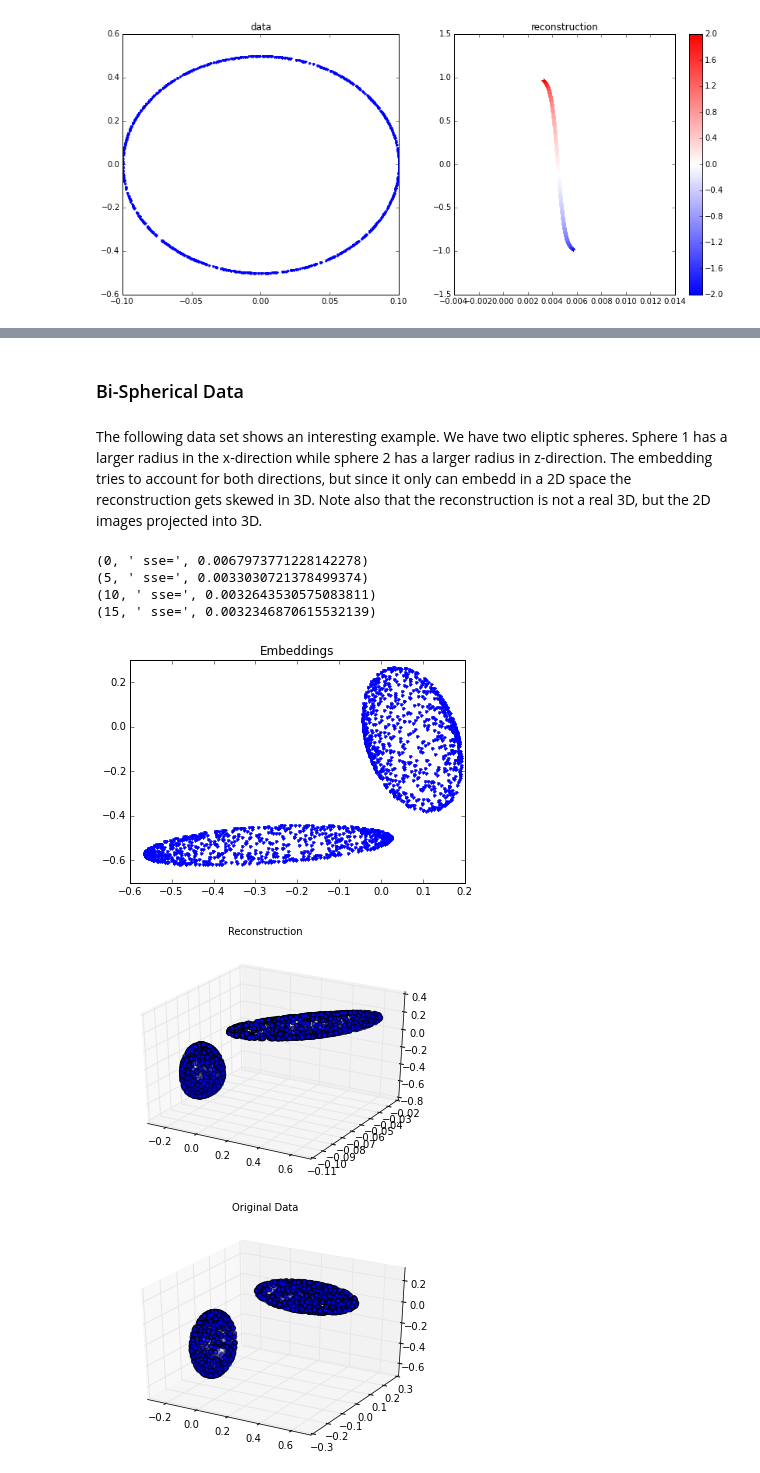
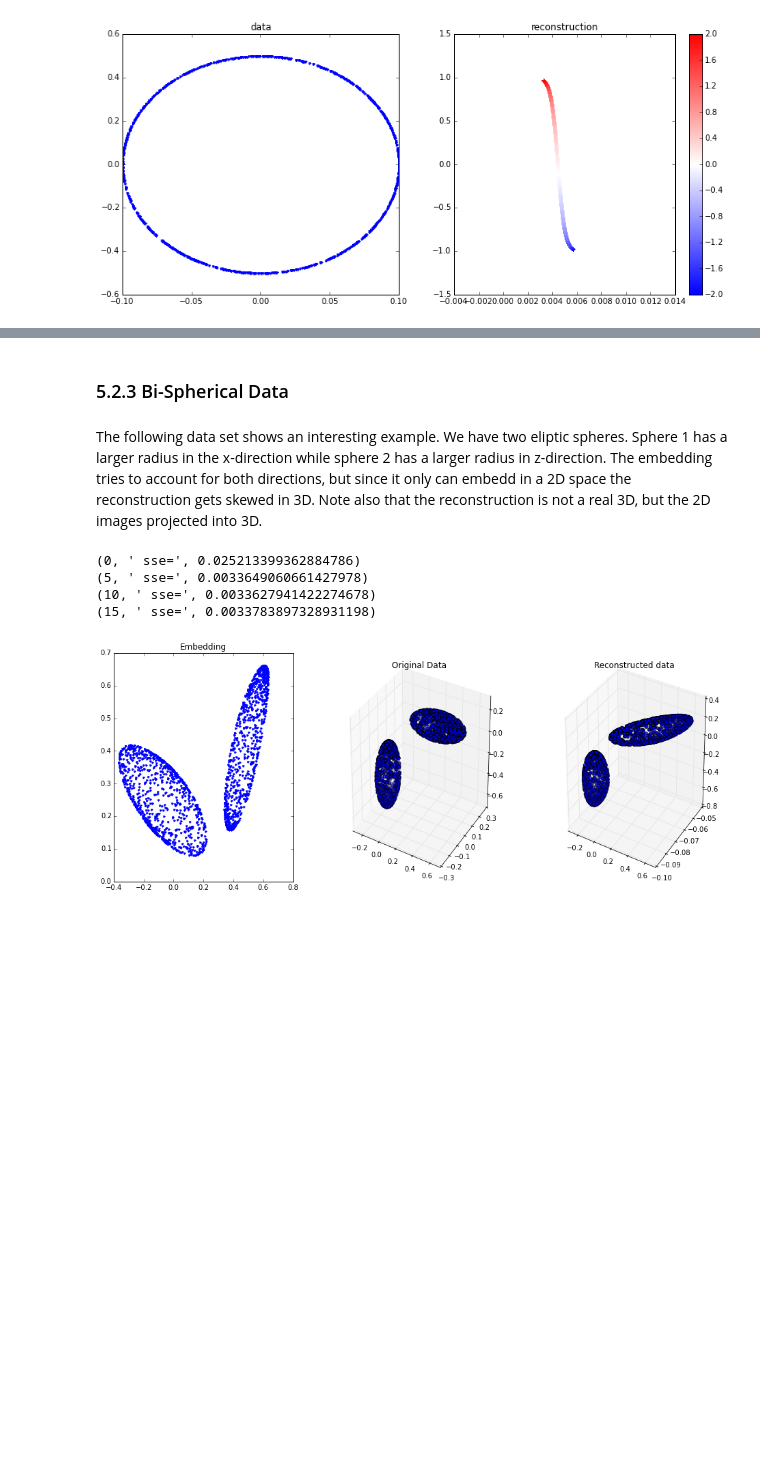
Before and after one commit to molybdaen/ELLE, a Jupyter notebook: ipython-notebook/elastic-learning-3D-tests.ipynb, the cells around one changed output, grey strips where cells are left out. Cells and saved outputs as stored; diff of their text form; code cells hidden in the pictures; blank space fills up the shorter version.

```diff
--- a/ipython-notebook/elastic-learning-3D-tests.ipynb
+++ b/ipython-notebook/elastic-learning-3D-tests.ipynb
@@ -179,15 +198,32 @@ class Autoencoder(object):
                 hidden = np.linspace(-2,2,data.shape[1])
             reconstructed = self.decode_all(hidden) # np.array([decode(x,w,b,b_rec) for x in hidden.T]).T
             # plot the encoded points
-            fig, ax = plt.subplots(1,2)
+            fig, ax = plt.subplots(1,2, figsize=(16,6))
             ax[0].plot(data[0],data[1],".")
             ax[0].set_title("data")
             pts = ax[1].scatter(reconstructed[0], reconstructed[1], marker="+", c=hidden, cmap=cm.bwr )
             ax[1].set_title("reconstruction")
             colorbar(pts)
             return fig
+        elif data.shape[0]==3:
+            hidden = self.encode_all(data) #np.array([encode(x,w,b,b_rec) for x in data.T]).T
+            if hidden_grid:
+                hidden = np.linspace(-2,2,data.shape[1])
+            reconstructed = self.decode_all(hidden) # np.array([decode(x,w,b,b_rec) for x in hidden.T]).T
+            fig = plt.figure(figsize=(16,6))
+            ax = fig.add_subplot(131)
+            ax.plot(hidden[0],hidden[1],".")
+            ax.set_title("Embedding")
+            ax = fig.add_subplot(132, projection='3d')
+            ax.scatter(data[0], data[1], data[2])
+            ax.set_title("Original Data")
+            ax = fig.add_subplot(133, projection='3d')
+            ax.scatter(reconstructed[0], reconstructed[1], reconstructed[2])
+            ax.set_title("Reconstructed data")
+            return fig
         else:
             return None
+
 
 
 def cb_print(epoch,sse):
@@ -294,32 +289,17 @@ scatter3D(data).show()
 # %% [markdown]
-### Bi-Spherical Data
+### 5.2.3 Bi-Spherical Data
 # %% [markdown]
 The following data set shows an interesting example. We have two eliptic spheres. Sphere 1 has a larger radius in the x-direction while sphere 2 has a larger radius in z-direction. The embedding tries to account for both directions, but since it only can embedd in a 2D space the reconstruction gets skewed in 3D. Note also that the reconstruction is not a real 3D, but the 2D images projected into 3D.
 # %%
 data = sphere([0.3,0.1,0.1], 1000) + [[0.3],[0.1],[0.1]]
 data2 = sphere([0.1,0.1,0.3], 1000) - [[0.1],[0.1],[0.3]]
 data = np.append(data, data2, axis=1)
 ae = Autoencoder(data.shape[0],2)
 ae.train(data, epochs=20, callback = cb_print)
-hidden = ae.encode_all(data) #np.array([encode(x,w,b,b_rec) for x in data.T]).T
-reconstructed = ae.decode_all(hidden) # np.array([decode(x,w,b,b_rec) for x in hidden.T]).T
-# plot the encoded points
-%matplotlib inline
-fig, ax = plt.subplots()
-ax.plot(hidden[0],hidden[1],".")
-ax.set_title("Embeddings")
-fig.show()
-fig = scatter3D(reconstructed)
-fig.suptitle("Reconstruction")
-fig.show()
-fig=scatter3D(data)
-fig.suptitle("Original Data")
-fig.show()
+ae.plot(data).show()
 # %% [output]
-(0, ' sse=', 0.0067973771228142278)
-(5, ' sse=', 0.0033030721378499374)
-(10, ' sse=', 0.0032643530575083811)
-(15, ' sse=', 0.0032346870615532139)
+(0, ' sse=', 0.025213399362884786)
+(5, ' sse=', 0.0033649060661427978)
+(10, ' sse=', 0.0033627941422274678)
+(15, ' sse=', 0.0033783897328931198)
-[figure, old version]
+[figure, new version]
-[figure, removed]
-[figure, removed]
```
Also changed, not shown: parts of 53 cells of this notebook.
